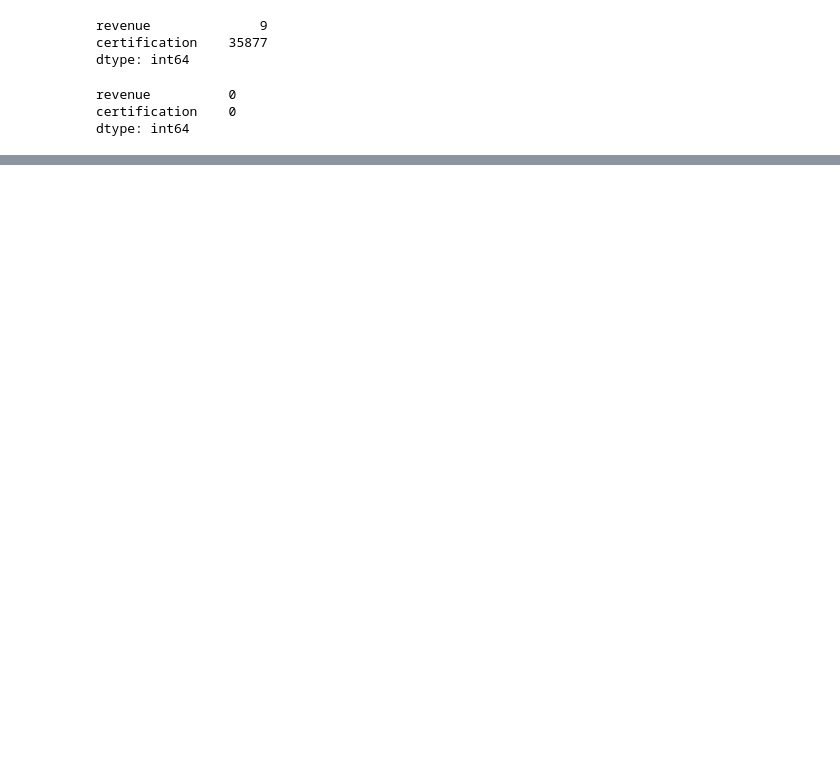
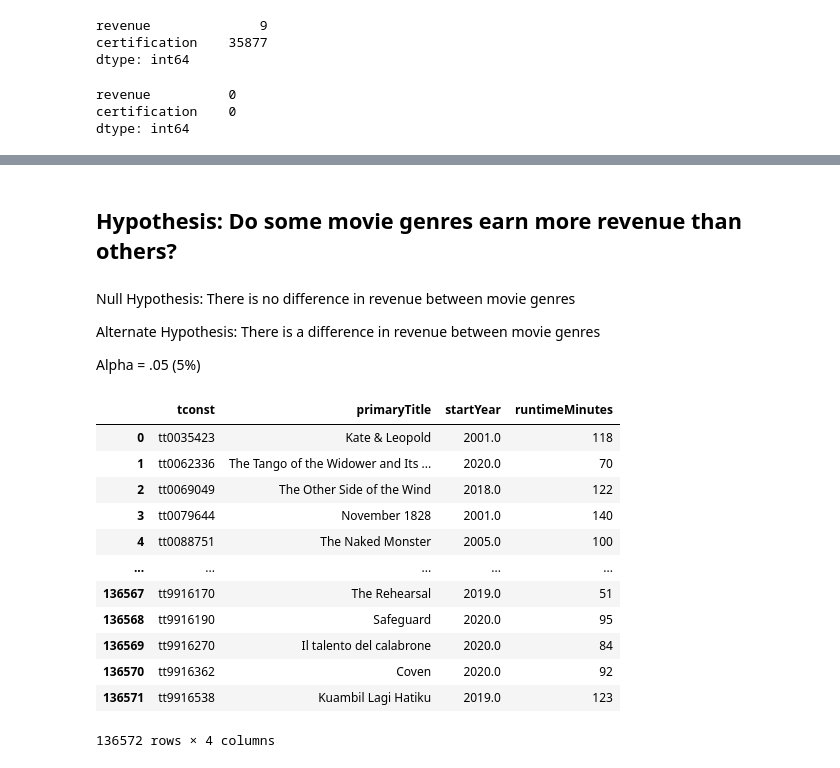
Before and after one commit to CameronBannick/IMDB-Movie-Report, a Jupyter notebook: Phase 6 - Hypothesis Testing.ipynb, the cells around one changed output, grey strips where cells are left out. Saved outputs shown, nothing was run; the diff lists cells and outputs as text; code cells hidden in the pictures; blank space fills up the shorter version.

```diff
--- a/Phase 6 - Hypothesis Testing.ipynb
+++ b/Phase 6 - Hypothesis Testing.ipynb
@@ -147,0 +241,28 @@ nr = df.loc[df['certification']=='NR']
+# %% [markdown]
+## Hypothesis: Do some movie genres earn more revenue than others?
+# %% [markdown]
+Null Hypothesis: There is no difference in revenue between movie genres
+
+Alternate Hypothesis: There is a difference in revenue between movie genres
+
+Alpha = .05 (5%)
+# %%
+#checking tables to find data needed
+q = """Select *
+       FROM ;"""
+
+pd.read_sql(q, engine)
+# %% [output]
+|  | tconst | primaryTitle | startYear | runtimeMinutes |
+| 0 | tt0035423 | Kate & Leopold | 2001.0 | 118 |
+| 1 | tt0062336 | The Tango of the Widower and Its ... | 2020.0 | 70 |
+| 2 | tt0069049 | The Other Side of the Wind | 2018.0 | 122 |
+| 3 | tt0079644 | November 1828 | 2001.0 | 140 |
+| 4 | tt0088751 | The Naked Monster | 2005.0 | 100 |
+| ... | ... | ... | ... | ... |
+| 136567 | tt9916170 | The Rehearsal | 2019.0 | 51 |
+| 136568 | tt9916190 | Safeguard | 2020.0 | 95 |
+| 136569 | tt9916270 | Il talento del calabrone | 2020.0 | 84 |
+| 136570 | tt9916362 | Coven | 2020.0 | 92 |
+| 136571 | tt9916538 | Kuambil Lagi Hatiku | 2019.0 | 123 |
+136572 rows × 4 columns
```
Also changed, not shown: parts of 16 cells of this notebook.
